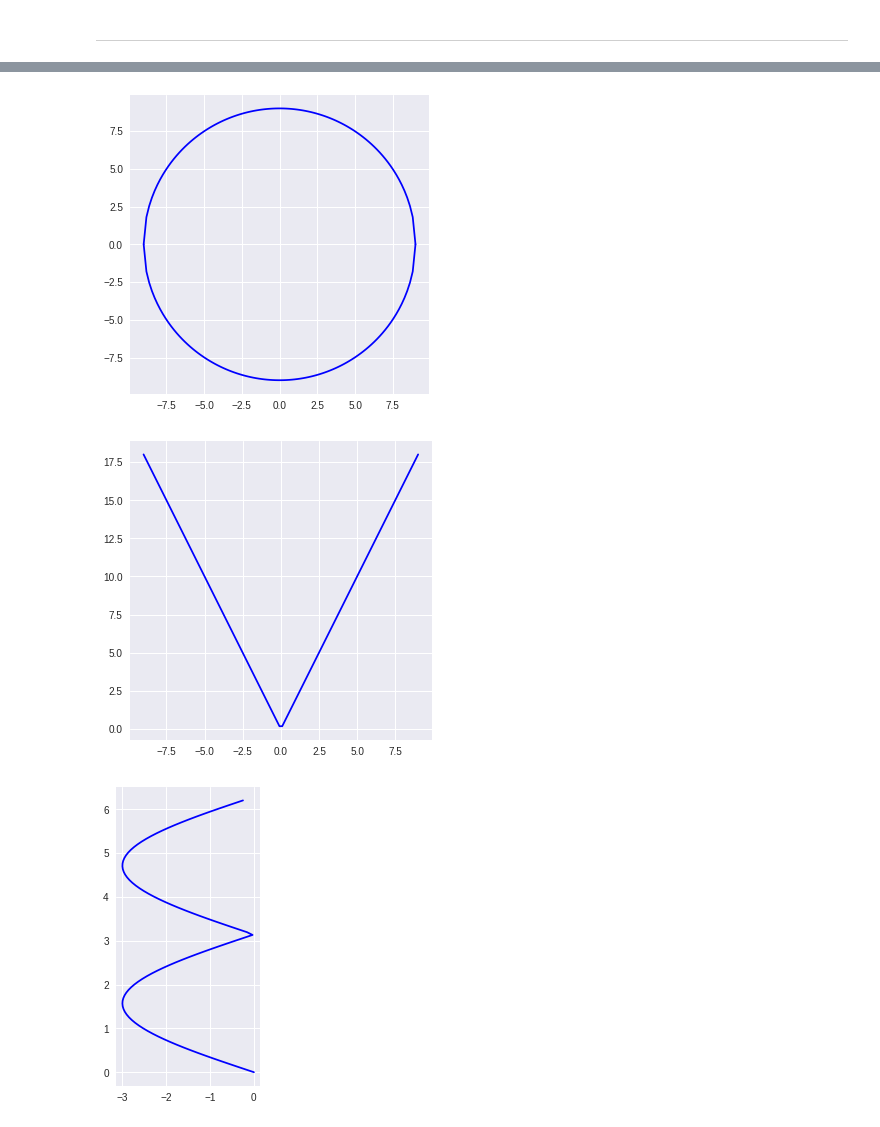
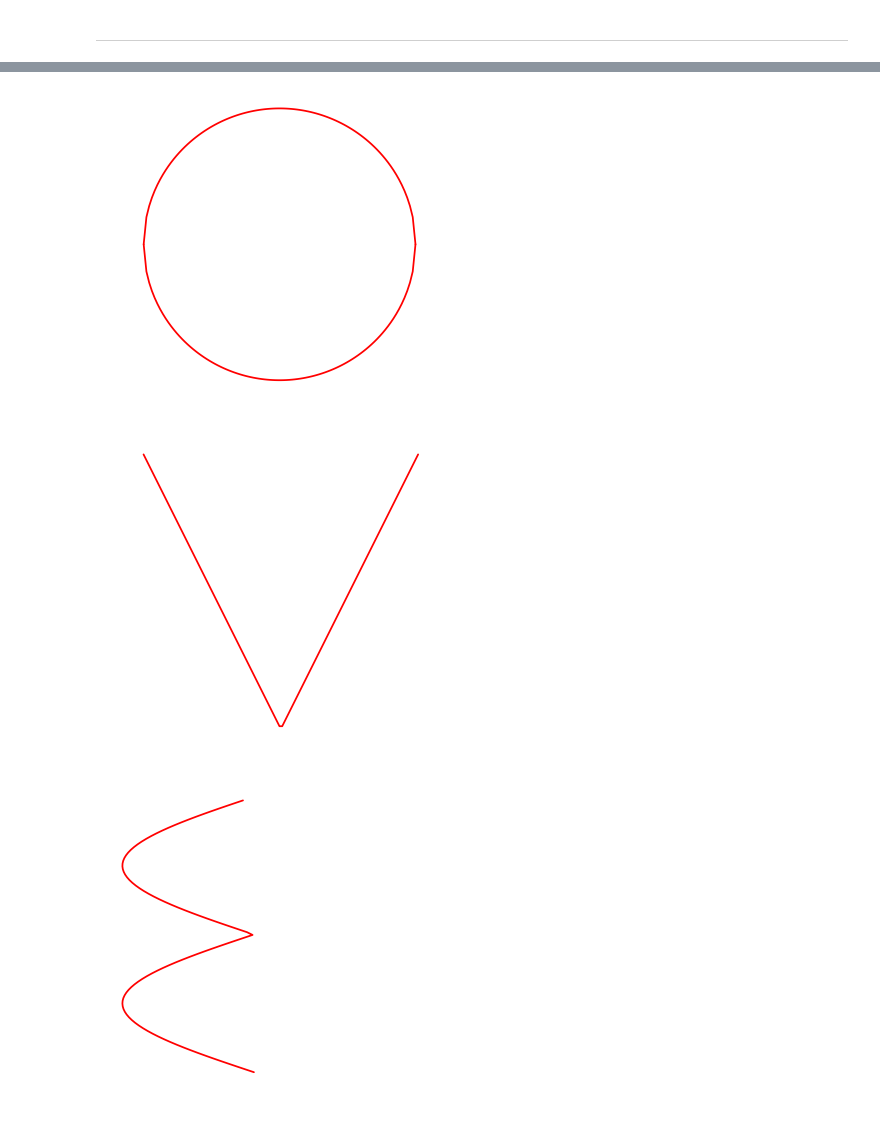
Before and after one commit to tanlull/Heart-Equation, a Jupyter notebook: Heart_Equation.ipynb, the cells around one changed output, grey strips where cells are left out. Cells and saved outputs as stored; diff of their text form; code cells hidden in the pictures.

```diff
--- a/Heart_Equation.ipynb
+++ b/Heart_Equation.ipynb
@@ -78,25 +72,31 @@ plt.show()
 r = 9
 x = np.linspace(-r,r,100)
 y = np.sqrt(-x**2+r**2)
-plt.plot(x, y,'b')
-plt.plot(x,-y,'b')
+plt.plot(x, y,'r-')
+plt.plot(x,-y,'r-')
 plt.gca().set_aspect('equal')
+plt.grid(False)
+plt.axis('off')
 plt.show()
 # %% [output]
-[figure, old version]
+[figure, new version]
 # %%
 x = np.linspace(-9,9,100)
 y = np.abs(-1*2*x)
-plt.plot(x, y,'b')
+plt.plot(x, y,'r-')
 plt.gca().set_aspect('equal')
+plt.grid(False)
+plt.axis('off')
 plt.show()
 # %% [output]
-[figure, old version]
+[figure, new version]
 # %%
 y = np.linspace(0,6.2,100)
 x = -3 * np.abs(np.sin(y))
-plt.plot(x, y,'b')
+plt.plot(x, y,'r-')
 plt.gca().set_aspect('equal')
+plt.grid(False)
+plt.axis('off')
 plt.show()
 # %% [output]
-[figure, old version]
+[figure, new version]
```
Also changed, not shown: parts of 7 cells of this notebook.
